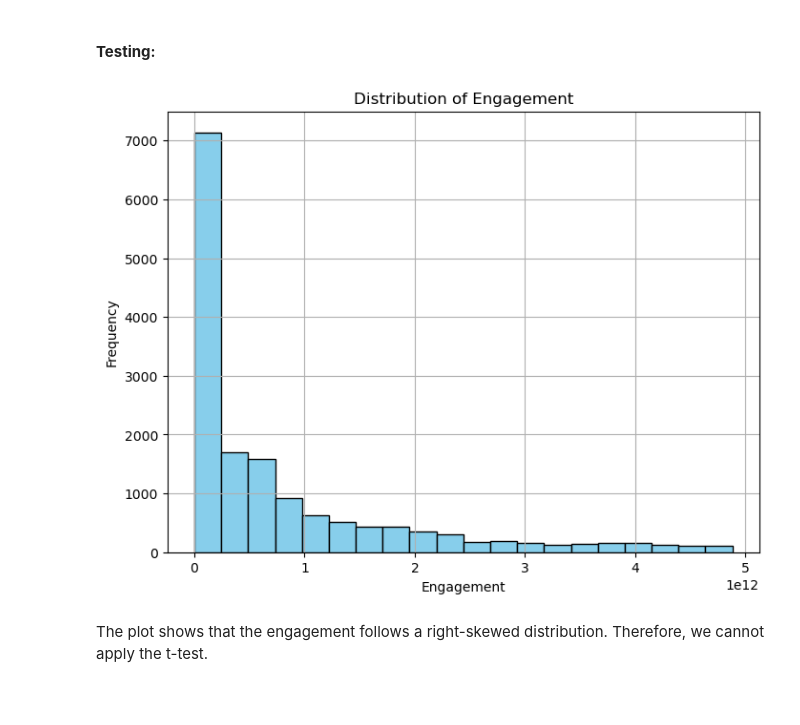
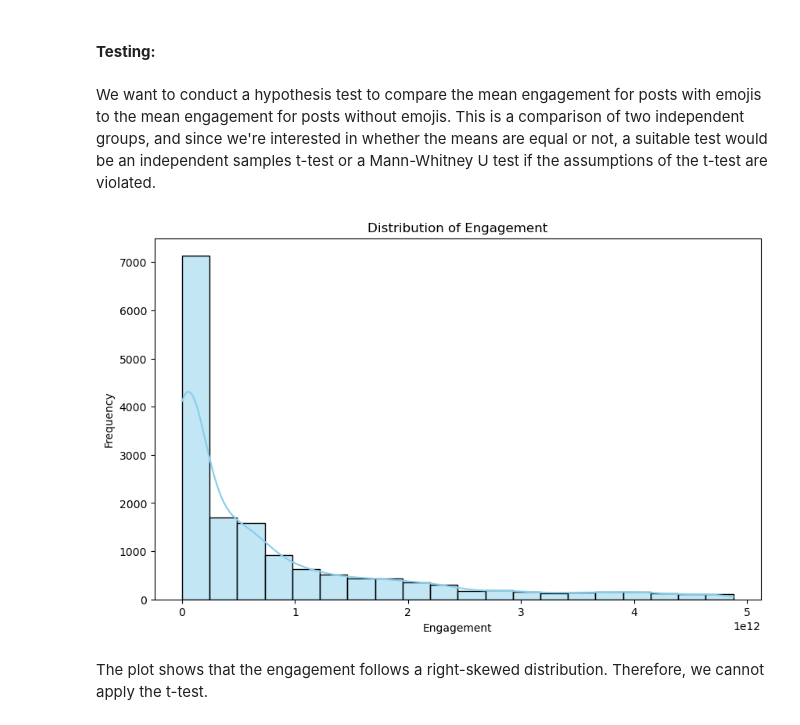
Before and after one commit to crlhbs/Group1_MarketingStrategy, a Jupyter notebook: Testing_H4.ipynb, the cells around one changed output. Cells and saved outputs as stored; diff of their text form; code cells hidden in the pictures; blank space fills up the shorter version.

```diff
--- a/Testing_H4.ipynb
+++ b/Testing_H4.ipynb
@@ -74,16 +74,17 @@ print("Number of posts with emojis:", num_posts_with_emoji)
 Number of posts with emojis: 9415
 # %% [markdown]
 #### **Testing:**
+# %% [markdown]
+We want to conduct a hypothesis test to compare the mean engagement for posts with emojis to the mean engagement for posts without emojis. This is a comparison of two independent groups, and since we're interested in whether the means are equal or not, a suitable test would be an independent samples t-test or a Mann-Whitney U test if the assumptions of the t-test are violated.
 # %%
 # Plotting the distribution of the 'engagement' column
-plt.figure(figsize=(8, 6))
-plt.hist(df['engagement'], bins=20, color='skyblue', edgecolor='black')
+plt.figure(figsize=(10, 6))
+sns.histplot(df['engagement'], bins=20, color='skyblue', edgecolor='black', kde=True)
 plt.title('Distribution of Engagement')
 plt.xlabel('Engagement')
 plt.ylabel('Frequency')
-plt.grid(True)
 plt.show()
 # %% [output]
-[figure, old version]
+[figure, new version]
 # %% [markdown]
 The plot shows that the engagement follows a right-skewed distribution. Therefore, we cannot apply the t-test.
```
Also changed, not shown: parts of 14 cells of this notebook.
